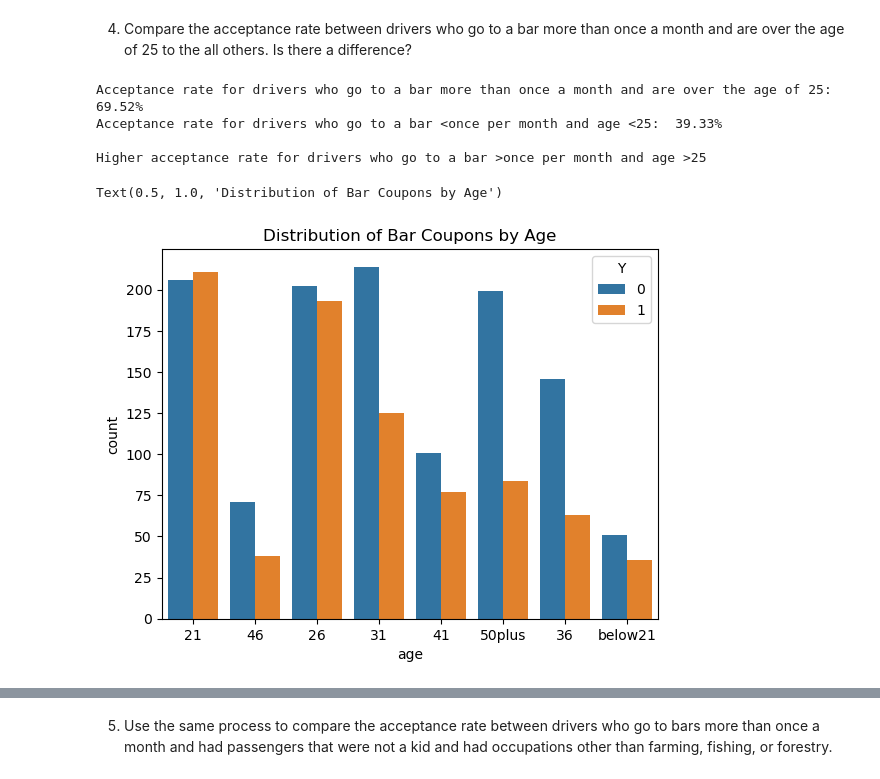
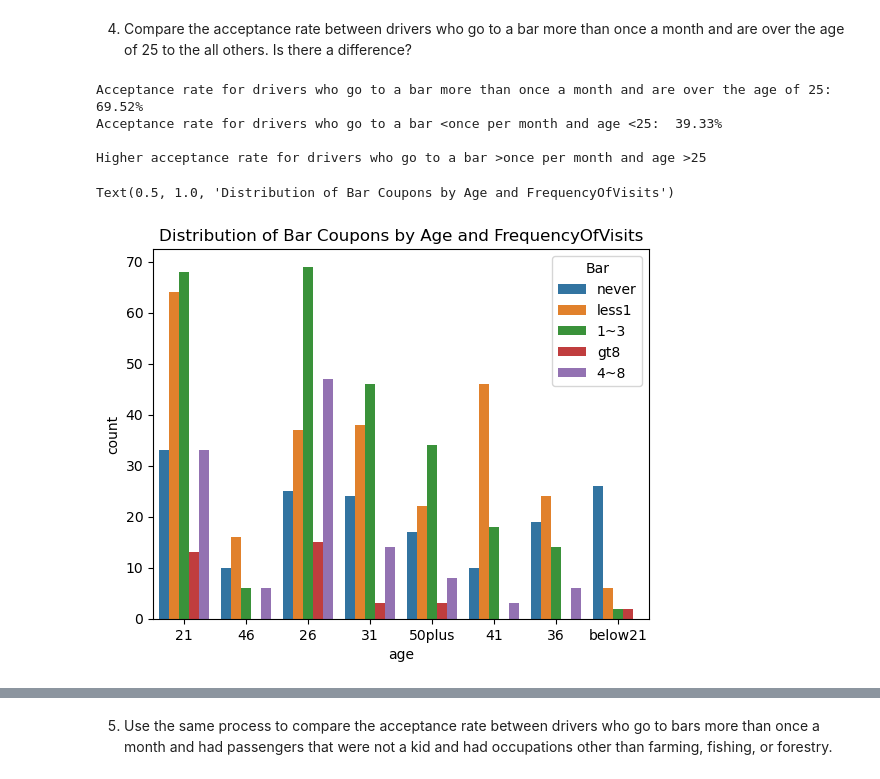
Before and after one commit to sajitha-03/Coupon_Acceptance_Rate, a Jupyter notebook: prompt.ipynb, the cells around one changed output, grey strips where cells are left out. Saved outputs shown, nothing was run; the diff lists cells and outputs as text; code cells hidden in the pictures.

```diff
--- a/prompt.ipynb
+++ b/prompt.ipynb
@@ -177,7 +177,7 @@ Now, we will lead you through an exploration of just the bar related coupons.
 1. Create a new `DataFrame` that contains just the bar coupons.
 # %%
 bar_data = data1[data1["coupon"] == "Bar"]
-bar_data
+bar_accepted_data = bar_data[bar_data["Y"] == 1]
 
 # Visualize "Bar values"
 sns.countplot(data = bar_data, x="Bar", hue="Y")
@@ -229,29 +229,29 @@ Text(0.5, 1.0, 'Distribution of Bar Coupons')
 # %%
 bar_gt_once = ['1~3','4~8','gt8']
 age_gt_25 = ['26','31','36','41','46','50plus']
 
 bar_gt_once_df = bar_data.loc[(bar_data['Bar'].isin(bar_gt_once)) & (bar_data['age'].isin(age_gt_25))]
 bar_gt_once_accepted = bar_gt_once_df["Y"].mean()
 
 bar_others_df = bar_data.loc[(~bar_data['Bar'].isin(bar_gt_once)) & (~bar_data['age'].isin(age_gt_25))]
 bar_others_accepted = bar_others_df["Y"].mean()
 
 print (f"Acceptance rate for drivers who go to a bar more than once a month and are over the age of 25: {bar_gt_once_accepted: .2%}")
 print (f"Acceptance rate for drivers who go to a bar <once per month and age <25: {bar_others_accepted: .2%}")
 
 if (bar_gt_once_accepted > bar_others_accepted):
     print (f"\nHigher acceptance rate for drivers who go to a bar >once per month and age >25")
 elif (bar_gt_once_accepted < bar_others_accepted):
     print (f"\nHigher acceptance rate for drivers who go to a bar <once per month and age <25")
 else:
     print (f"\nAcceptance rate is same for both groups")
 
-sns.countplot(data = bar_data, x="age", hue="Y",legend="brief")
-plt.title("Distribution of Bar Coupons by Age")
+sns.countplot(data = bar_accepted_data, x="age", hue="Bar",legend="brief")
+plt.title("Distribution of Bar Coupons by Age and FrequencyOfVisits")
 # %% [output]
 Acceptance rate for drivers who go to a bar more than once a month and are over the age of 25:  69.52%
 Acceptance rate for drivers who go to a bar <once per month and age <25:  39.33%
 
 Higher acceptance rate for drivers who go to a bar >once per month and age >25
-Text(0.5, 1.0, 'Distribution of Bar Coupons by Age')
+Text(0.5, 1.0, 'Distribution of Bar Coupons by Age and FrequencyOfVisits')
-[figure, old version]
+[figure, new version]
```
Also changed, not shown: parts of 19 cells of this notebook, 1 other file.
